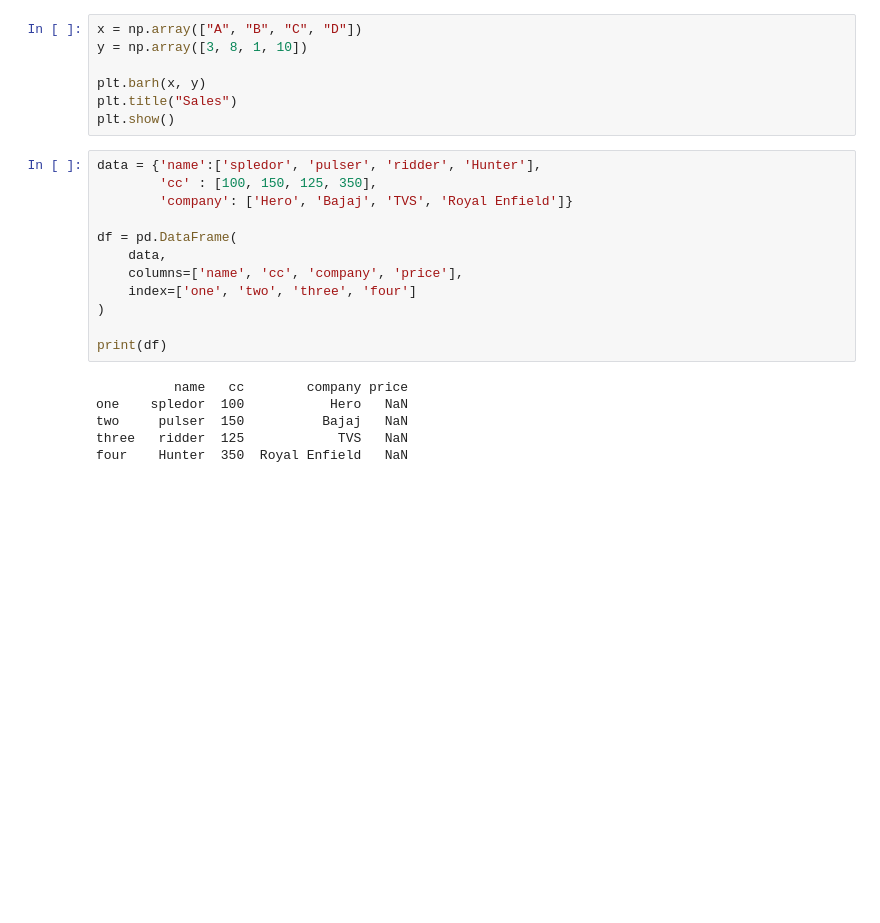
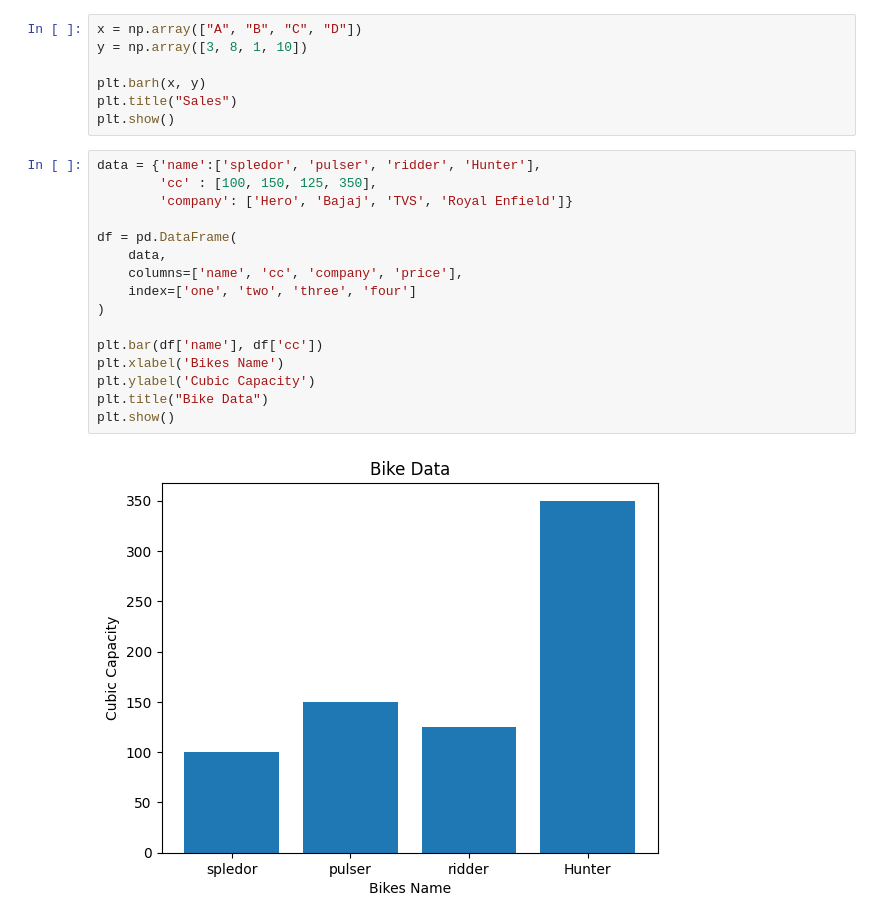
Before and after one commit to atulkumargithub/myownproject, a Jupyter notebook: matplotlibOne.ipynb, the cells around one changed output. Cells and saved outputs as stored; diff of their text form; blank space fills up the shorter version.

Commit message:
a new graph is added

```diff
--- a/matplotlibOne.ipynb
+++ b/matplotlibOne.ipynb
@@ -157,18 +157,18 @@ plt.show()
 # %%
 data = {'name':['spledor', 'pulser', 'ridder', 'Hunter'],
         'cc' : [100, 150, 125, 350],
         'company': ['Hero', 'Bajaj', 'TVS', 'Royal Enfield']}
 
 df = pd.DataFrame(
     data,
     columns=['name', 'cc', 'company', 'price'],
     index=['one', 'two', 'three', 'four']
 )
 
-print(df)
+plt.bar(df['name'], df['cc'])
+plt.xlabel('Bikes Name')
+plt.ylabel('Cubic Capacity')
+plt.title("Bike Data")
+plt.show()
 # %% [output]
-          name   cc        company price
-one    spledor  100           Hero   NaN
-two     pulser  150          Bajaj   NaN
-three   ridder  125            TVS   NaN
-four    Hunter  350  Royal Enfield   NaN
+[figure, added]
```
